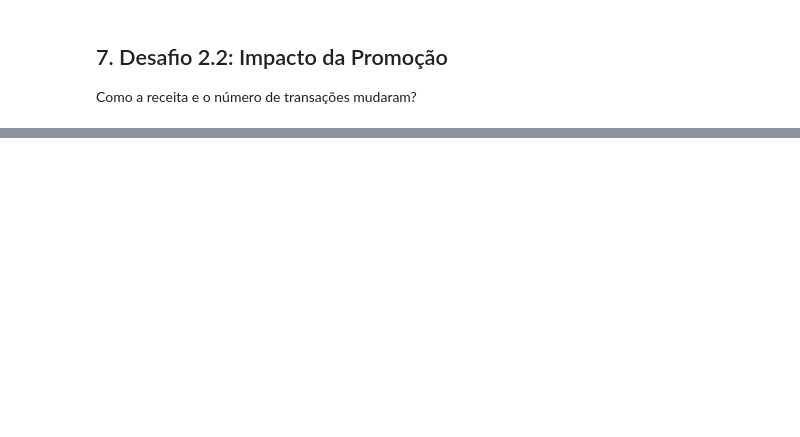
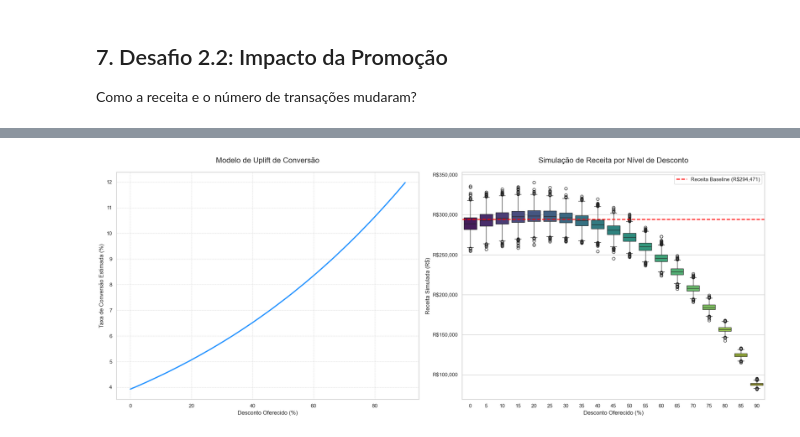
Before and after one commit to sophia-katze/data-analyst-test-01-martech, a Jupyter notebook: analysis.ipynb, the cells around one changed output, grey strips where cells are left out. Cells and saved outputs as stored; diff of their text form; code cells hidden in the pictures; blank space fills up the shorter version.

Commit message:
features: parte 2 desafios

```diff
--- a/analysis.ipynb
+++ b/analysis.ipynb
@@ -416,0 +457,87 @@ KeyError: 'data_tx'
+# %%
+# 8. Executa Simulação Monte Carlo CORRIGIDA para Otimização de Desconto
+
+from scripts.promo_simulation import (
+    modelar_uplift_conversao,
+    simular_receita_com_uplift,
+    analisar_simulacao,
+    plotar_resultados_simulacao
+)
+import pandas as pd
+import numpy as np
+
+# --- SETUP: Preparação dos Dados (Esta parte depende da sua análise anterior) ---
+# NOTA: Usando dados sintéticos para demonstração. Substitua pelos seus dataframes reais.
+
+# Período da promoção (assumindo que foi identificado na etapa anterior)
+periodo_promo_inicio = pd.to_datetime('2024-03-15')
+periodo_promo_fim = pd.to_datetime('2024-04-15')
+duracao_periodo_dias = (periodo_promo_fim - periodo_promo_inicio).days
+
+# --- Cenário Baseline (Ex: período de 31 dias ANTES da promoção) ---
+periodo_base_inicio = periodo_promo_inicio - pd.Timedelta(days=duracao_periodo_dias)
+periodo_base_fim = periodo_promo_inicio - pd.Timedelta(days=1)
+
+# Simulação de dados de usuários e transações (SUBSTITUIR PELOS SEUS DADOS)
+np.random.seed(42)
+total_users = 50000
+users_ativos_base = pd.Index(range(20000))
+users_ativos_promo = pd.Index(range(20000, 40000))
+transacoes_base = pd.DataFrame({
+    'user_id': np.random.choice(users_ativos_base, 800), # ~4% de conversão
+    'valor_bruto': np.random.lognormal(mean=3.5, sigma=0.4, size=800) * 10
+})
+transacoes_promo = pd.DataFrame({
+    'user_id': np.random.choice(users_ativos_promo, 2400), # ~12% de conversão (uplift de 3x)
+    'valor_bruto': np.random.lognormal(mean=3.6, sigma=0.4, size=2400) * 10 # Valor um pouco maior
+})
+
+# --- 1. Calcular Parâmetros Essenciais para a Simulação ---
+
+# a) Taxas de conversão (usuários únicos que compraram / usuários ativos no período)
+n_usuarios_potenciais = len(users_ativos_base) # Assume populações de mesmo tamanho para comparação
+taxa_conversao_base = transacoes_base['user_id'].nunique() / n_usuarios_potenciais
+taxa_conversao_promo_observada = transacoes_promo['user_id'].nunique() / len(users_ativos_promo)
+desconto_promo_observado = 85.0 # Desconto da promoção original
+
+print(f"Taxa de Conversão Baseline: {taxa_conversao_base:.2%}")
+print(f"Taxa de Conversão na Promoção de {desconto_promo_observado}%: {taxa_conversao_promo_observada:.2%}\n")
+
+# b) Distribuição de valor por transação (usamos o valor bruto, antes do desconto)
+#    Idealmente, usar uma amostra de transações que não seja da promoção para evitar viés.
+dist_valor_transacao = transacoes_base['valor_bruto']
+
+# c) Receita de baseline para comparação
+receita_baseline_mediana = transacoes_base['valor_bruto'].sum()
+
+
+# --- 2. Modelar o Uplift e Executar a Simulação ---
+
+# a) Criar o modelo de uplift de conversão
+modelo_uplift = modelar_uplift_conversao(
+    taxa_conversao_base=taxa_conversao_base,
+    taxa_conversao_promo=taxa_conversao_promo_observada,
+    desconto_promo=desconto_promo_observado
+)
+
+# b) Definir o range de descontos para simular
+descontos_para_simular = list(range(0, 91, 5)) # De 0% a 90% em passos de 5%
+
+# c) Executar a simulação de Monte Carlo
+df_simulacao = simular_receita_com_uplift(
+    n_usuarios_potenciais=n_usuarios_potenciais,
+    dist_valor_transacao=dist_valor_transacao,
+    modelo_uplift=modelo_uplift,
+    descontos=descontos_para_simular,
+    n_sim=3000 # Reduzido para rodar mais rápido, 5000 é um bom número
+)
+
+
+# --- 3. Analisar e Visualizar os Resultados ---
+plotar_resultados_simulacao(
+    df_sim=df_simulacao,
+    modelo_uplift=modelo_uplift,
+    descontos_avaliados=descontos_para_simular,
+    receita_baseline=receita_baseline_mediana
+)
+# %% [output]
@@ -416,0 +555 @@ KeyError: 'data_tx'
+[figure, added]
```
Also changed, not shown: parts of 12 cells of this notebook, 4 other files.
